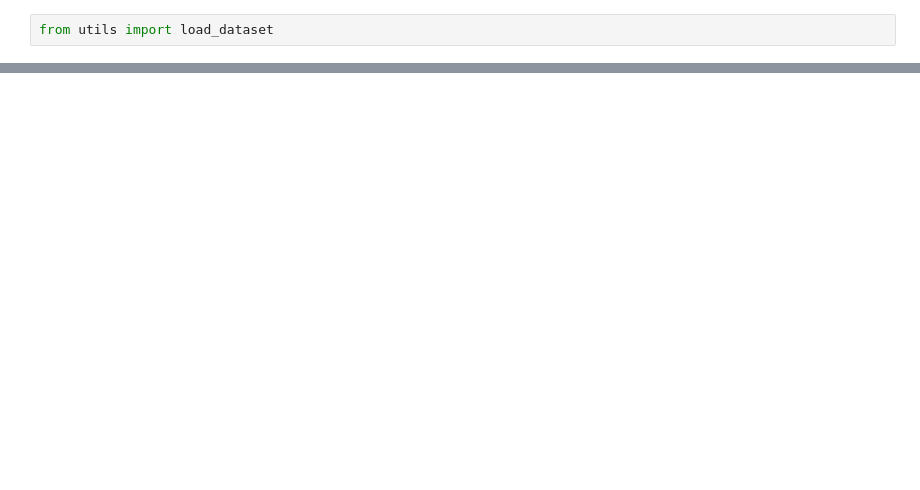
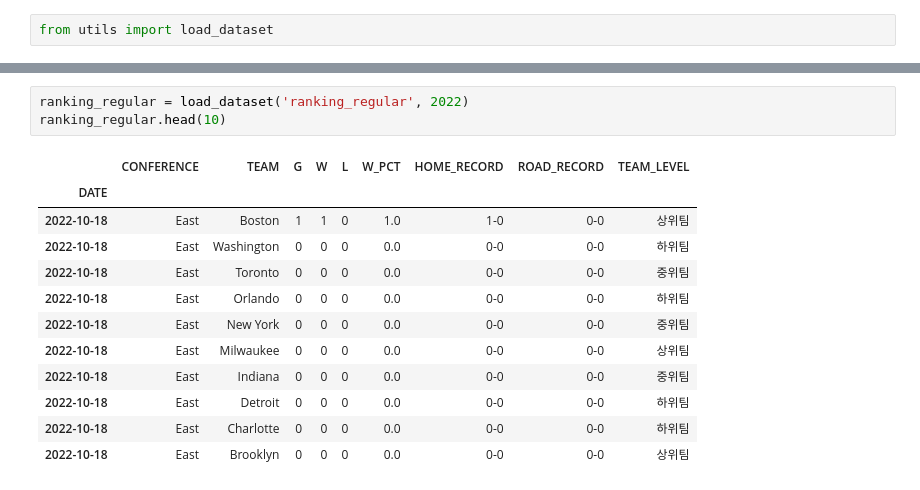
Before and after one commit to cye2020/Project1, a Jupyter notebook: src/analyze.ipynb, the cells around one changed output, grey strips where cells are left out. Saved outputs shown, nothing was run; the diff lists cells and outputs as text; blank space fills up the shorter version.

```diff
--- a/src/analyze.ipynb
+++ b/src/analyze.ipynb
@@ -19,0 +36,16 @@ games_details_regular.head(10)
+# %%
+ranking_regular = load_dataset('ranking_regular', 2022)
+ranking_regular.head(10)
+# %% [output]
+|  | CONFERENCE | TEAM | G | W | L | W_PCT | HOME_RECORD | ROAD_RECORD | TEAM_LEVEL |
+| DATE |  |  |  |  |  |  |  |  |  |
+| 2022-10-18 | East | Boston | 1 | 1 | 0 | 1.0 | 1-0 | 0-0 | 상위팀 |
+| 2022-10-18 | East | Washington | 0 | 0 | 0 | 0.0 | 0-0 | 0-0 | 하위팀 |
+| 2022-10-18 | East | Toronto | 0 | 0 | 0 | 0.0 | 0-0 | 0-0 | 중위팀 |
+| 2022-10-18 | East | Orlando | 0 | 0 | 0 | 0.0 | 0-0 | 0-0 | 하위팀 |
+| 2022-10-18 | East | New York | 0 | 0 | 0 | 0.0 | 0-0 | 0-0 | 중위팀 |
+| 2022-10-18 | East | Milwaukee | 0 | 0 | 0 | 0.0 | 0-0 | 0-0 | 상위팀 |
+| 2022-10-18 | East | Indiana | 0 | 0 | 0 | 0.0 | 0-0 | 0-0 | 중위팀 |
+| 2022-10-18 | East | Detroit | 0 | 0 | 0 | 0.0 | 0-0 | 0-0 | 하위팀 |
+| 2022-10-18 | East | Charlotte | 0 | 0 | 0 | 0.0 | 0-0 | 0-0 | 하위팀 |
+| 2022-10-18 | East | Brooklyn | 0 | 0 | 0 | 0.0 | 0-0 | 0-0 | 상위팀 |
```
Also changed, not shown: parts of 2 cells of this notebook, 1 other file.
